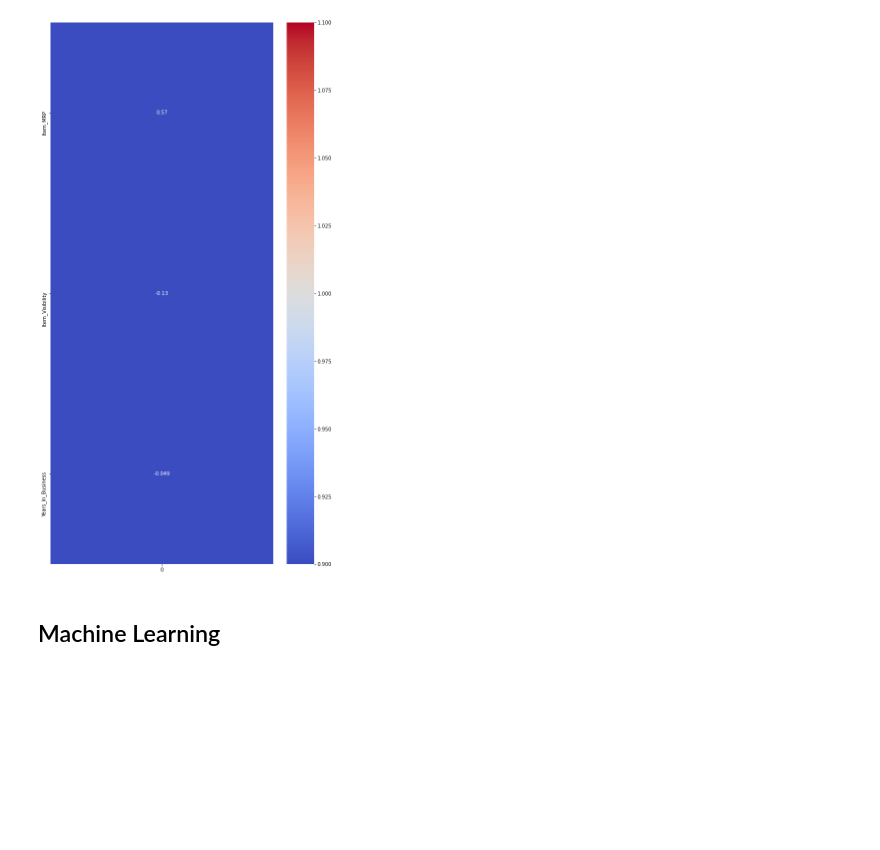
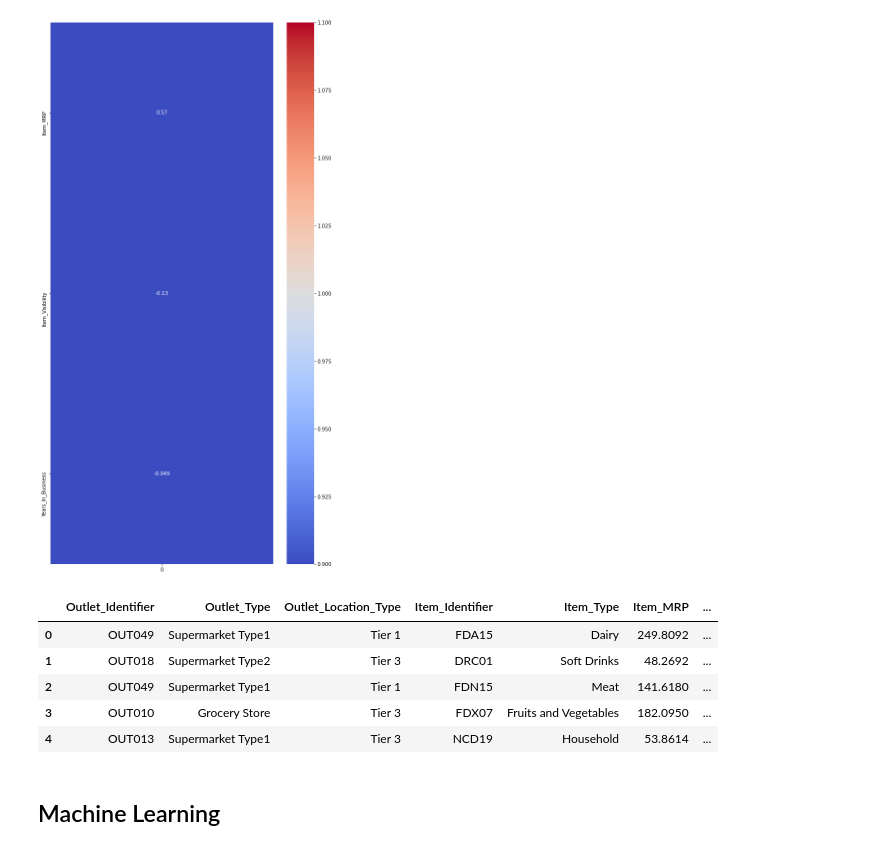
Before and after one commit to yammy20/DataScienceProjects, a Jupyter notebook: BigSmartSalesSet/BigSmartSales.ipynb, the cells around one changed output. Drawn from its saved outputs; the diff is of its cells as text; code cells hidden in the pictures; blank space fills up the shorter version.

```diff
--- a/BigSmartSalesSet/BigSmartSales.ipynb
+++ b/BigSmartSalesSet/BigSmartSales.ipynb
@@ -202,6 +214,15 @@ fig, ax = plt.subplots(figsize=(10,20))
 sns.heatmap(sorted_correlations.to_frame(), cmap='coolwarm', annot=True, vmin=1, vmax=1, ax=ax);
 # %% [output]
 [figure]
+# %%
+cleaned_DF.head()
+# %% [output]
+|  | Outlet_Identifier | Outlet_Type | Outlet_Location_Type | Item_Identifier | Item_Type | Item_MRP | ... |
+| 0 | OUT049 | Supermarket Type1 | Tier 1 | FDA15 | Dairy | 249.8092 | ... |
+| 1 | OUT018 | Supermarket Type2 | Tier 3 | DRC01 | Soft Drinks | 48.2692 | ... |
+| 2 | OUT049 | Supermarket Type1 | Tier 1 | FDN15 | Meat | 141.6180 | ... |
+| 3 | OUT010 | Grocery Store | Tier 3 | FDX07 | Fruits and Vegetables | 182.0950 | ... |
+| 4 | OUT013 | Supermarket Type1 | Tier 3 | NCD19 | Household | 53.8614 | ... |
 # %% [markdown]
 ## Machine Learning
 # %% [markdown]
```
Also changed, not shown: parts of 11 cells of this notebook.
